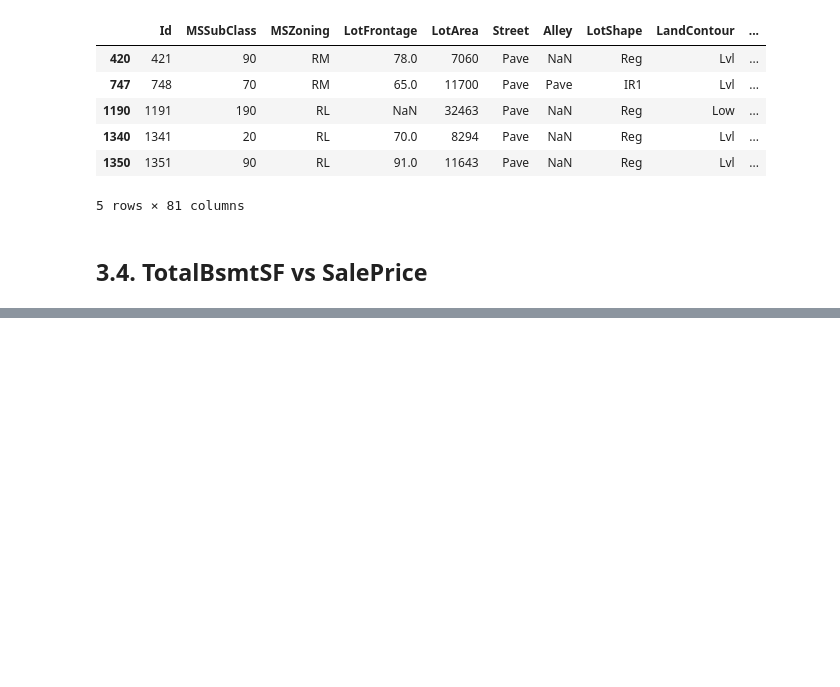
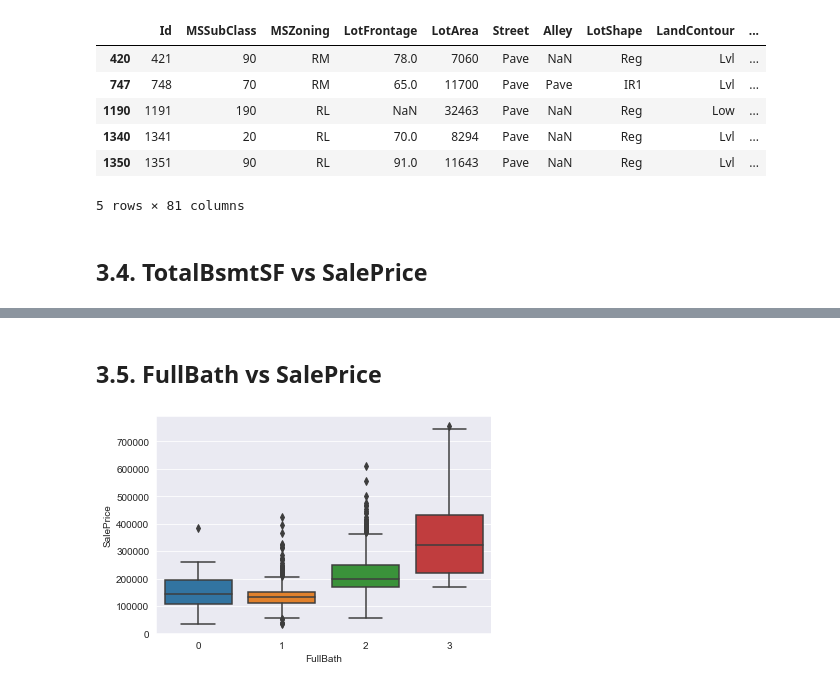
Before and after one commit to abh1n4v/HousePricePrediction, a Jupyter notebook: House_code.ipynb, the cells around one changed output, grey strips where cells are left out. Cells and saved outputs as stored; diff of their text form; code cells hidden in the pictures; blank space fills up the shorter version.

```diff
--- a/House_code.ipynb
+++ b/House_code.ipynb
@@ -212,0 +215,7 @@ plt.show()
+# %% [markdown]
+## 3.5. FullBath vs SalePrice ##
+# %%
+sns.boxplot(train['FullBath'], train['SalePrice'])
+plt.show()
+# %% [output]
+[figure, added]
```
Also changed, not shown: parts of 23 cells of this notebook, 2 other files.
